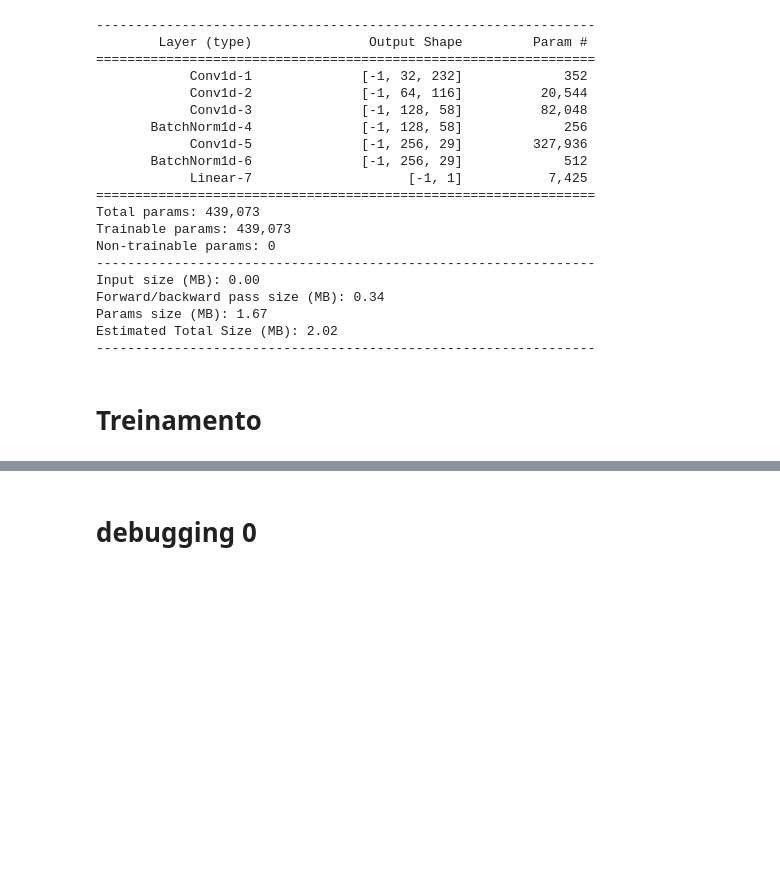
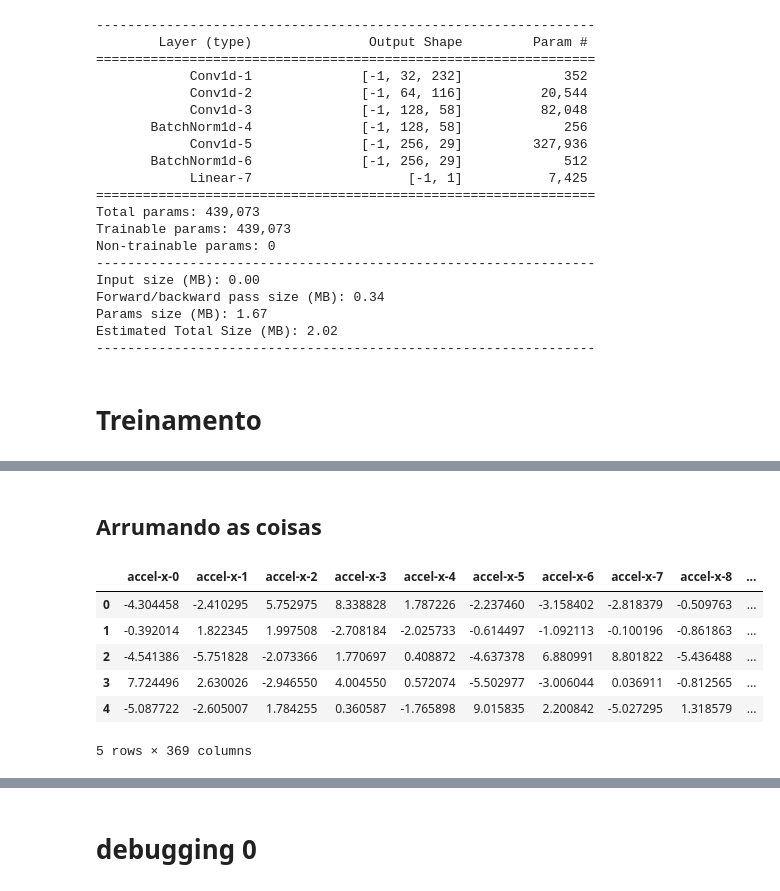
Before and after one commit to Vinimoga/tcgan, a Jupyter notebook: tcgan-note.ipynb, the cells around one changed output, grey strips where cells are left out. Saved outputs shown, nothing was run; the diff lists cells and outputs as text; code cells hidden in the pictures; blank space fills up the shorter version.

```diff
--- a/tcgan-note.ipynb
+++ b/tcgan-note.ipynb
@@ -426,0 +458,4 @@ px.line(generated_samples[:,0,:].T)
+# %%
+newpath = r'/content/DAGHAR'
+if not os.path.exists(newpath):
+    os.makedirs(newpath)
@@ -426,0 +482,14 @@ px.line(generated_samples[:,0,:].T)
+# %% [markdown]
+## Arrumando as coisas
+# %%
+dataNames = os.listdir(newpath)
+WISDM = pd.read_csv(newpath + '/' + dataNames[0] + '/train.csv')
+WISDM.head()
+# %% [output]
+|  | accel-x-0 | accel-x-1 | accel-x-2 | accel-x-3 | accel-x-4 | accel-x-5 | accel-x-6 | accel-x-7 | accel-x-8 | ... |
+| 0 | -4.304458 | -2.410295 | 5.752975 | 8.338828 | 1.787226 | -2.237460 | -3.158402 | -2.818379 | -0.509763 | ... |
+| 1 | -0.392014 | 1.822345 | 1.997508 | -2.708184 | -2.025733 | -0.614497 | -1.092113 | -0.100196 | -0.861863 | ... |
+| 2 | -4.541386 | -5.751828 | -2.073366 | 1.770697 | 0.408872 | -4.637378 | 6.880991 | 8.801822 | -5.436488 | ... |
+| 3 | 7.724496 | 2.630026 | -2.946550 | 4.004550 | 0.572074 | -5.502977 | -3.006044 | 0.036911 | -0.812565 | ... |
+| 4 | -5.087722 | -2.605007 | 1.784255 | 0.360587 | -1.765898 | 9.015835 | 2.200842 | -5.027295 | 1.318579 | ... |
+5 rows × 369 columns
```
Also changed, not shown: parts of 33 cells of this notebook.
